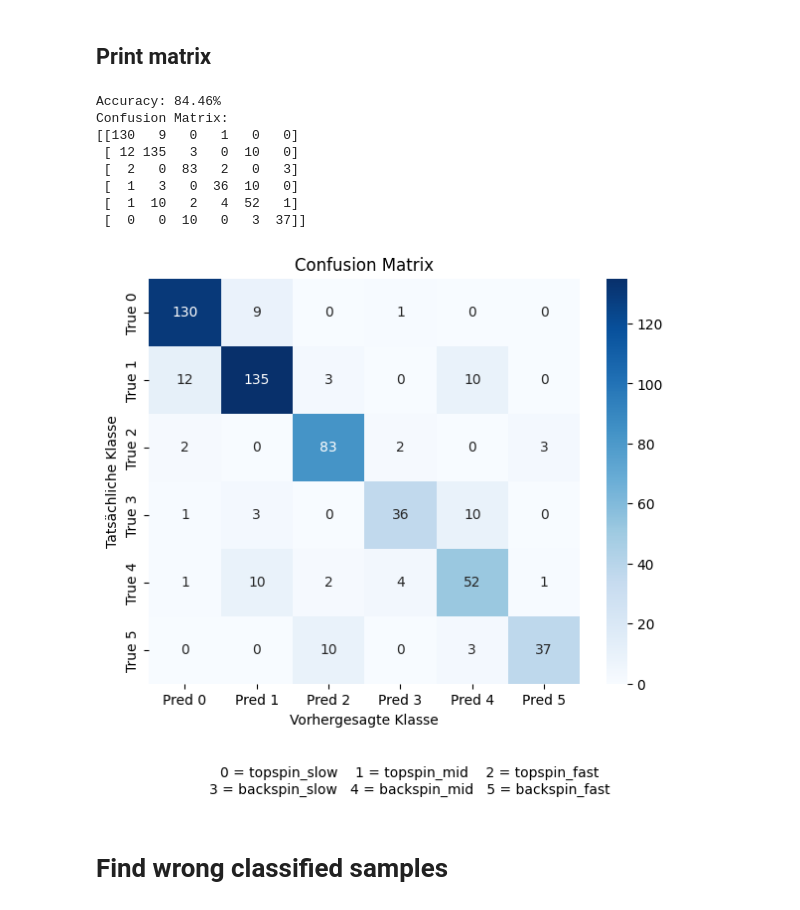
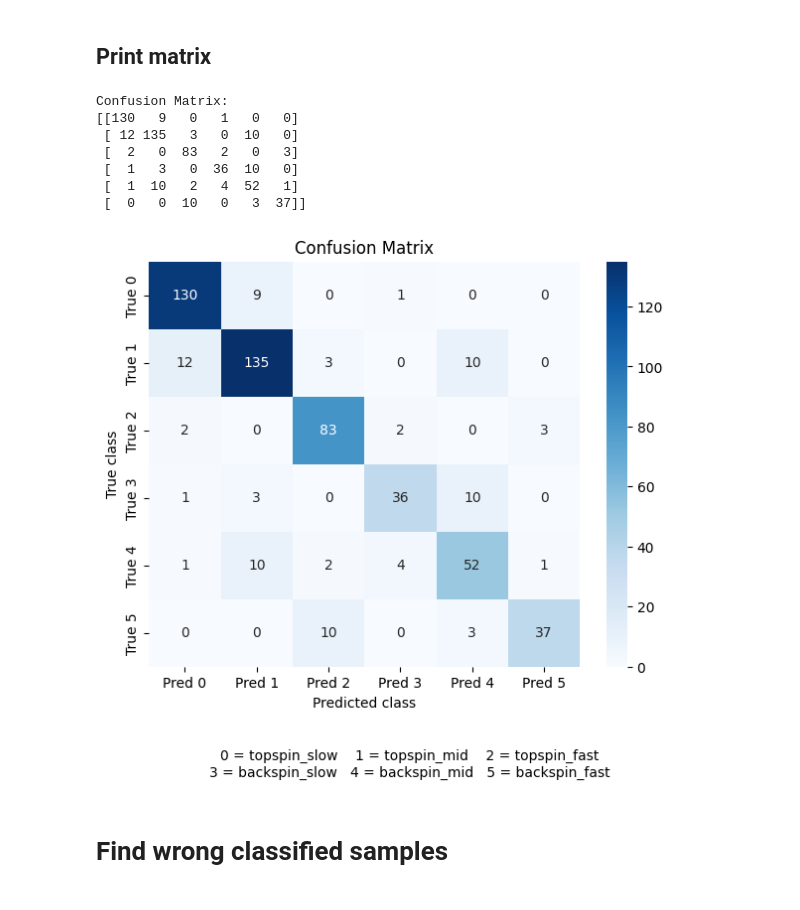
Before and after one commit to leviN1998/Master_Thesis, a Jupyter notebook: notebooks/5.1-lk-confusion-real-data.ipynb, the cells around one changed output. Cells and saved outputs as stored; diff of their text form; code cells hidden in the pictures.

```diff
--- a/notebooks/5.1-lk-confusion-real-data.ipynb
+++ b/notebooks/5.1-lk-confusion-real-data.ipynb
@@ -146,46 +146,53 @@ Label:  [1 3 2 1 3 1 2 5]
 # %% [markdown]
 ## Print matrix
 # %%
-acc = np.sum(np.array(predictions)[:, 0] == np.array(predictions)[:, 1]) / len(predictions)
-print(f"Accuracy: {acc*100:.2f}%")
+#acc = np.sum(np.array(predictions)[:, 0] == np.array(predictions)[:, 1]) / len(predictions)
+#print(f"Accuracy: {acc*100:.2f}%")
 
-preds = [p for p,l in predictions]
-labels = [l for p,l in predictions]
+#preds = [p for p,l in predictions]
+#labels = [l for p,l in predictions]
 
-cm = confusion_matrix(labels, preds, labels=list(range(6)))
+#cm = confusion_matrix(labels, preds, labels=list(range(6)))
+cm = np.array([
+    [130,  9,  0,  1,  0,  0],
+    [ 12, 135,  3,  0, 10,  0],
+    [  2,  0, 83,  2,  0,  3],
+    [  1,  3,  0, 36, 10,  0],
+    [  1, 10,  2,  4, 52,  1],
+    [  0,  0, 10,  0,  3, 37]
+])
 print("Confusion Matrix:")
 print(cm)
 
 # Schöne Visualisierung
 plt.figure(figsize=(7,6))
 sns.heatmap(cm, annot=True, fmt="d", cmap="Blues",
             xticklabels=[f"Pred {i}" for i in range(6)],
             yticklabels=[f"True {i}" for i in range(6)])
-plt.xlabel("Vorhergesagte Klasse")
-plt.ylabel("Tatsächliche Klasse")
+plt.xlabel("Predicted class")
+plt.ylabel("True class")
 plt.title("Confusion Matrix")
 
 plt.subplots_adjust(bottom=0.2)  # extra Platz unten
 
 # Beschreibung der Klassen unterhalb einfügen
 label_text = (
     "0 = topspin_slow    1 = topspin_mid    2 = topspin_fast\n"
     "3 = backspin_slow   4 = backspin_mid   5 = backspin_fast"
 )
 plt.figtext(0.5, 0.02, label_text,
             wrap=True, horizontalalignment='center', fontsize=10)
 
 plt.show()
 # %% [output]
-Accuracy: 84.46%
 Confusion Matrix:
 [[130   9   0   1   0   0]
  [ 12 135   3   0  10   0]
  [  2   0  83   2   0   3]
  [  1   3   0  36  10   0]
  [  1  10   2   4  52   1]
  [  0   0  10   0   3  37]]
-[figure, old version]
+[figure, new version]
 # %% [markdown]
 # Find wrong classified samples
 # %%
```
Also changed, not shown: parts of 1 cell of this notebook, 3 other files.
